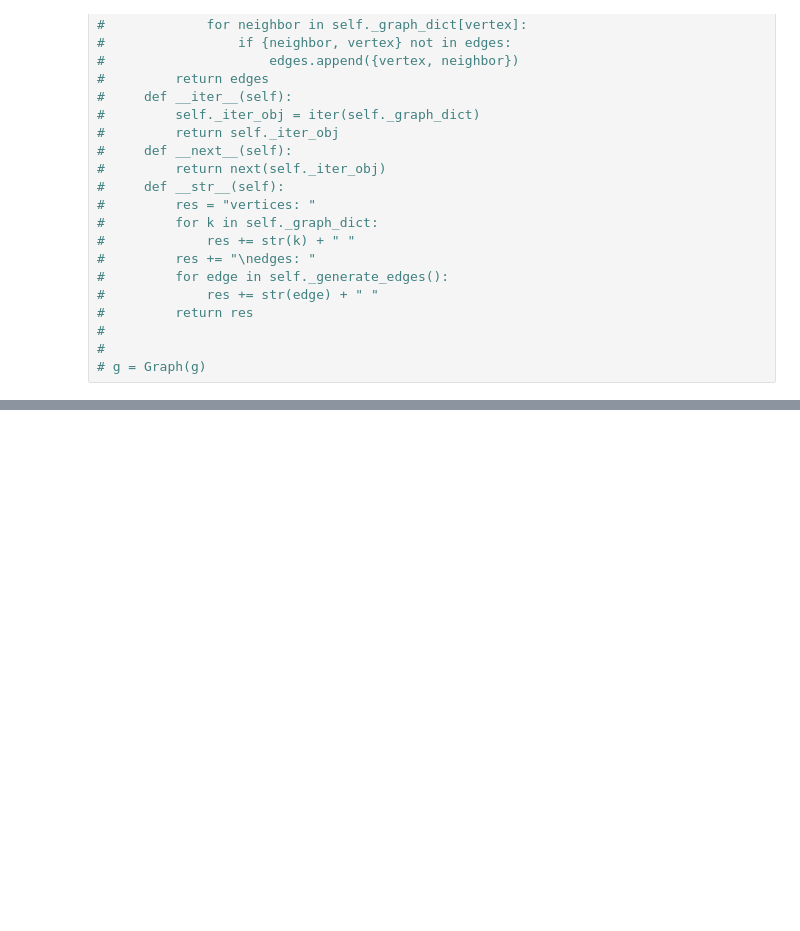
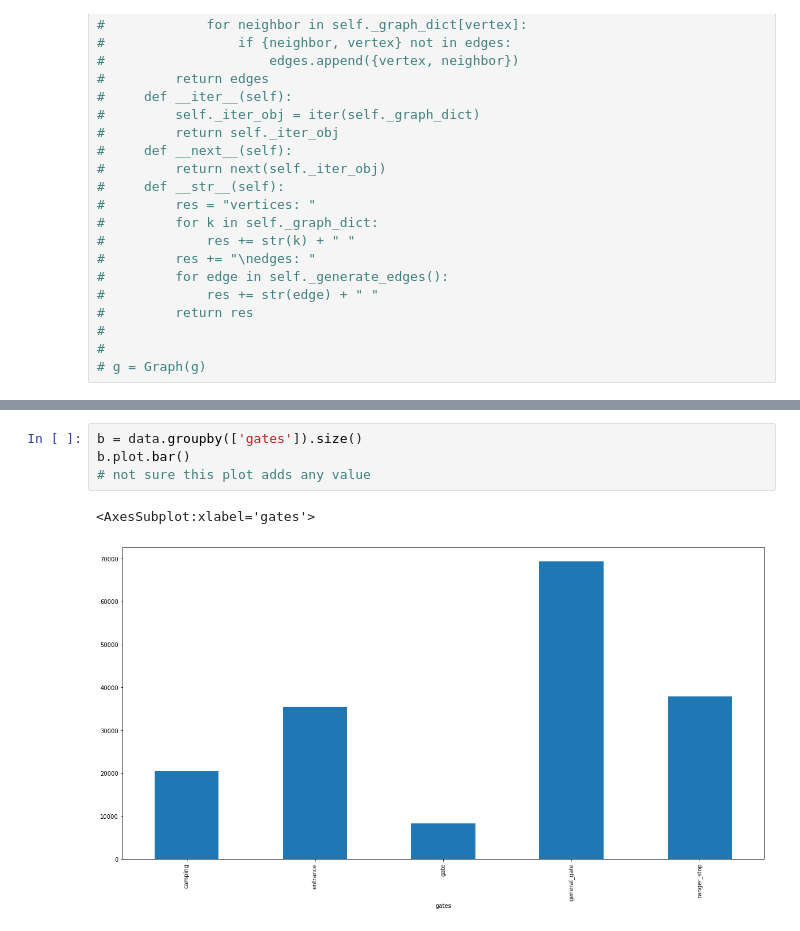
Before and after one commit to dollberk/Patterns_of_Life_Capstone, a Jupyter notebook: Capstone_Final.ipynb, the cells around one changed output, grey strips where cells are left out. Saved outputs shown, nothing was run; the diff lists cells and outputs as text; blank space fills up the shorter version.

```diff
--- a/Capstone_Final.ipynb
+++ b/Capstone_Final.ipynb
@@ -471,0 +594,7 @@ sns.violinplot(y=data.days, x=data['car-type'])
+# %%
+b = data.groupby(['gates']).size()
+b.plot.bar()
+# not sure this plot adds any value
+# %% [output]
+<AxesSubplot:xlabel='gates'>
+[figure, added]
```
Also changed, not shown: parts of 23 cells of this notebook.
